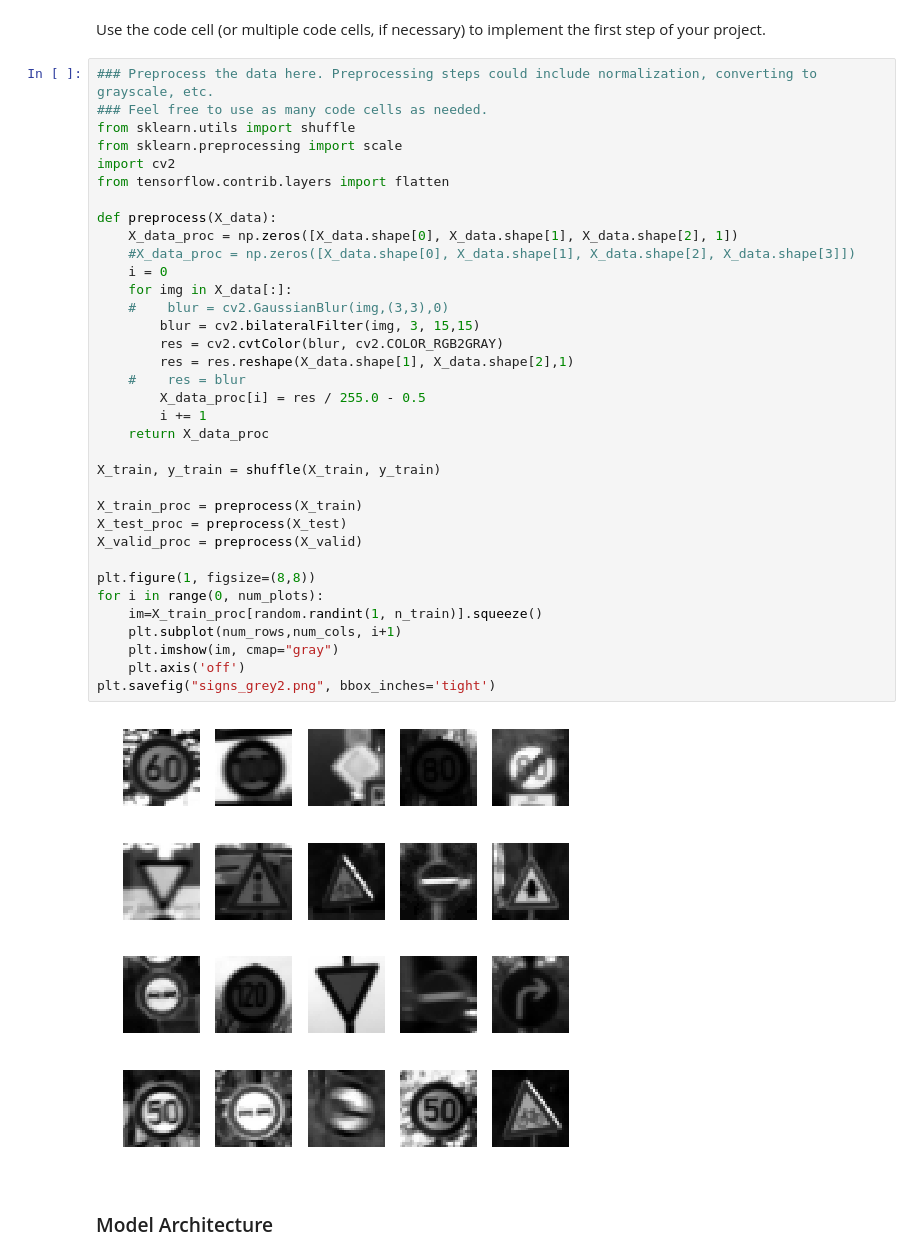
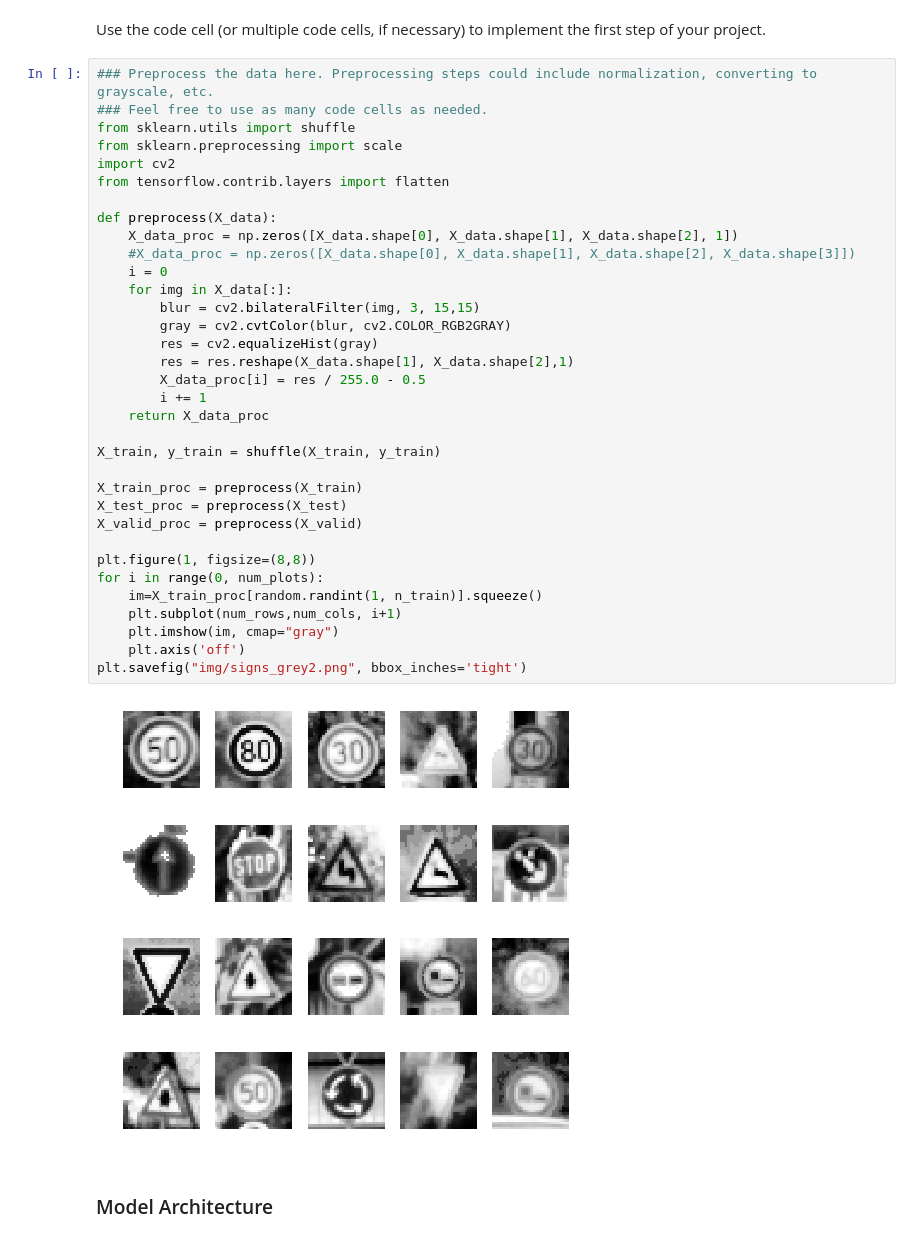
Before and after one commit to pyau/CarND-Project2, a Jupyter notebook: Traffic_Sign_Classifier.ipynb, the cells around one changed output. Drawn from its saved outputs; the diff is of its cells as text.

```diff
--- a/Traffic_Sign_Classifier.ipynb
+++ b/Traffic_Sign_Classifier.ipynb
@@ -152,38 +152,37 @@ Use the code cell (or multiple code cells, if necessary) to implement the first
 ### Feel free to use as many code cells as needed.
 from sklearn.utils import shuffle
 from sklearn.preprocessing import scale
 import cv2
 from tensorflow.contrib.layers import flatten
 
 def preprocess(X_data):
     X_data_proc = np.zeros([X_data.shape[0], X_data.shape[1], X_data.shape[2], 1])
     #X_data_proc = np.zeros([X_data.shape[0], X_data.shape[1], X_data.shape[2], X_data.shape[3]])
     i = 0
     for img in X_data[:]:
-    #    blur = cv2.GaussianBlur(img,(3,3),0)
         blur = cv2.bilateralFilter(img, 3, 15,15)
-        res = cv2.cvtColor(blur, cv2.COLOR_RGB2GRAY)
+        gray = cv2.cvtColor(blur, cv2.COLOR_RGB2GRAY)
+        res = cv2.equalizeHist(gray)
         res = res.reshape(X_data.shape[1], X_data.shape[2],1)
-    #    res = blur
         X_data_proc[i] = res / 255.0 - 0.5
         i += 1
     return X_data_proc
 
 X_train, y_train = shuffle(X_train, y_train)
 
 X_train_proc = preprocess(X_train)
 X_test_proc = preprocess(X_test)
 X_valid_proc = preprocess(X_valid)
 
 plt.figure(1, figsize=(8,8))
 for i in range(0, num_plots):
     im=X_train_proc[random.randint(1, n_train)].squeeze()
     plt.subplot(num_rows,num_cols, i+1)
     plt.imshow(im, cmap="gray")
     plt.axis('off')
-plt.savefig("signs_grey2.png", bbox_inches='tight')
+plt.savefig("img/signs_grey2.png", bbox_inches='tight')
 # %% [output]
-[figure, old version]
+[figure, new version]
 # %% [markdown]
 ### Model Architecture
 # %%
```
Also changed, not shown: parts of 8 cells of this notebook, 16 other files.
